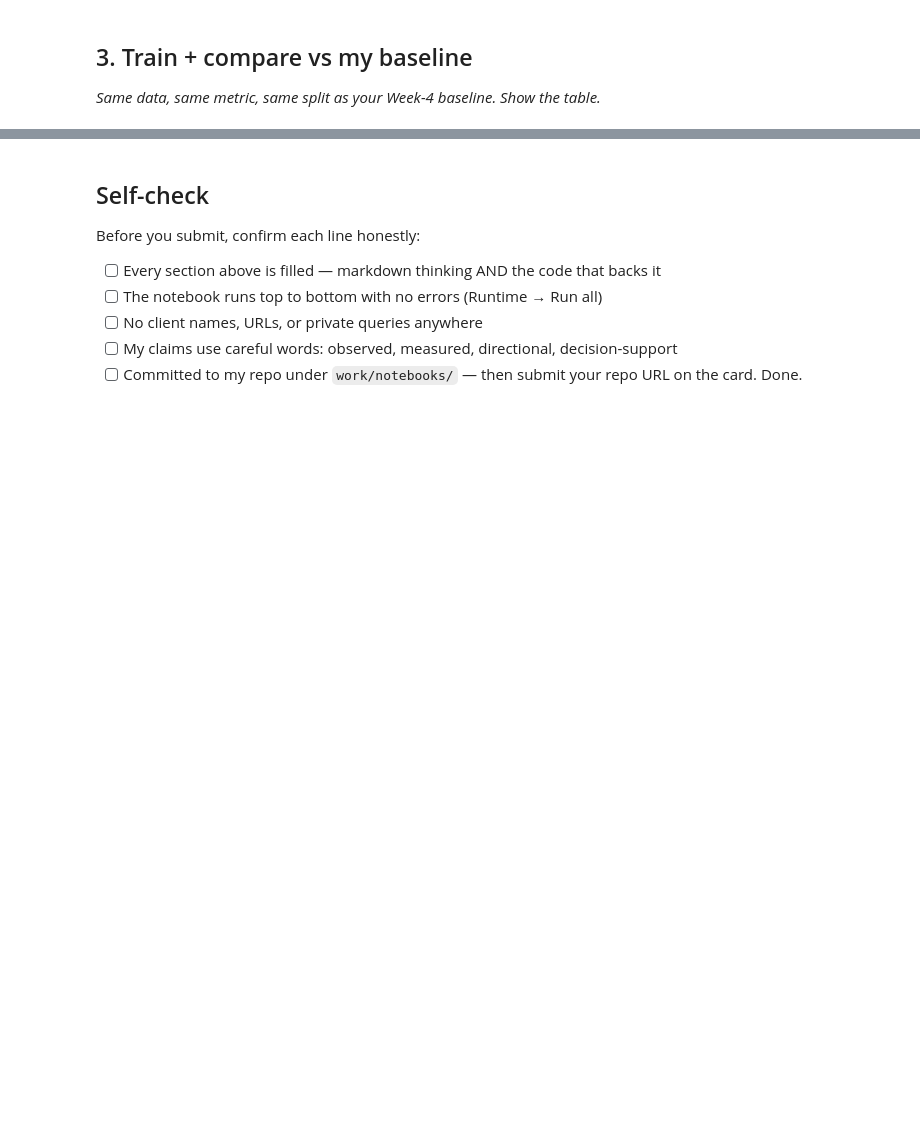
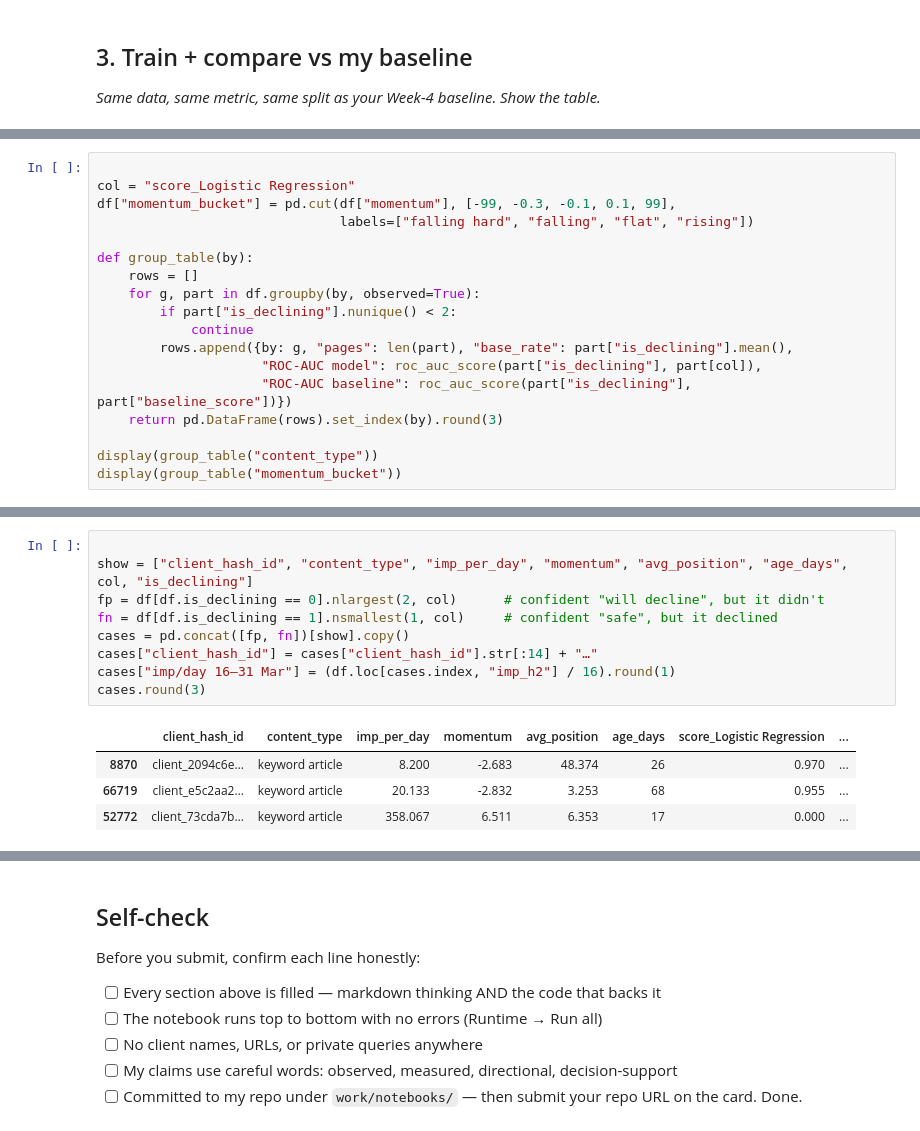
Before and after one commit to h0pi/flyrank-ml-intenrship, a Jupyter notebook: work/notebooks/w05_model.ipynb, the cells around one changed output, grey strips where cells are left out. Cells and saved outputs as stored; diff of their text form; blank space fills up the shorter version.

```diff
--- a/work/notebooks/w05_model.ipynb
+++ b/work/notebooks/w05_model.ipynb
@@ -36,0 +273,18 @@ This skeleton is yours to fill. Work the sections **in order** — each one has
+# %%
+
+col = "score_Logistic Regression"
+df["momentum_bucket"] = pd.cut(df["momentum"], [-99, -0.3, -0.1, 0.1, 99],
+                               labels=["falling hard", "falling", "flat", "rising"])
+
+def group_table(by):
+    rows = []
+    for g, part in df.groupby(by, observed=True):
+        if part["is_declining"].nunique() < 2:
+            continue
+        rows.append({by: g, "pages": len(part), "base_rate": part["is_declining"].mean(),
+                     "ROC-AUC model": roc_auc_score(part["is_declining"], part[col]),
+                     "ROC-AUC baseline": roc_auc_score(part["is_declining"], part["baseline_score"])})
+    return pd.DataFrame(rows).set_index(by).round(3)
+
+display(group_table("content_type"))
+display(group_table("momentum_bucket"))
@@ -36,0 +308,14 @@ This skeleton is yours to fill. Work the sections **in order** — each one has
+# %%
+
+show = ["client_hash_id", "content_type", "imp_per_day", "momentum", "avg_position", "age_days", col, "is_declining"]
+fp = df[df.is_declining == 0].nlargest(2, col)      # confident "will decline", but it didn't
+fn = df[df.is_declining == 1].nsmallest(1, col)     # confident "safe", but it declined
+cases = pd.concat([fp, fn])[show].copy()
+cases["client_hash_id"] = cases["client_hash_id"].str[:14] + "…"
+cases["imp/day 16–31 Mar"] = (df.loc[cases.index, "imp_h2"] / 16).round(1)
+cases.round(3)
+# %% [output]
+|  | client_hash_id | content_type | imp_per_day | momentum | avg_position | age_days | score_Logistic Regression | ... |
+| 8870 | client_2094c6e… | keyword article | 8.200 | -2.683 | 48.374 | 26 | 0.970 | ... |
+| 66719 | client_e5c2aa2… | keyword article | 20.133 | -2.832 | 3.253 | 68 | 0.955 | ... |
+| 52772 | client_73cda7b… | keyword article | 358.067 | 6.511 | 6.353 | 17 | 0.000 | ... |
```
Also changed, not shown: parts of 21 cells of this notebook, 1 other file.
